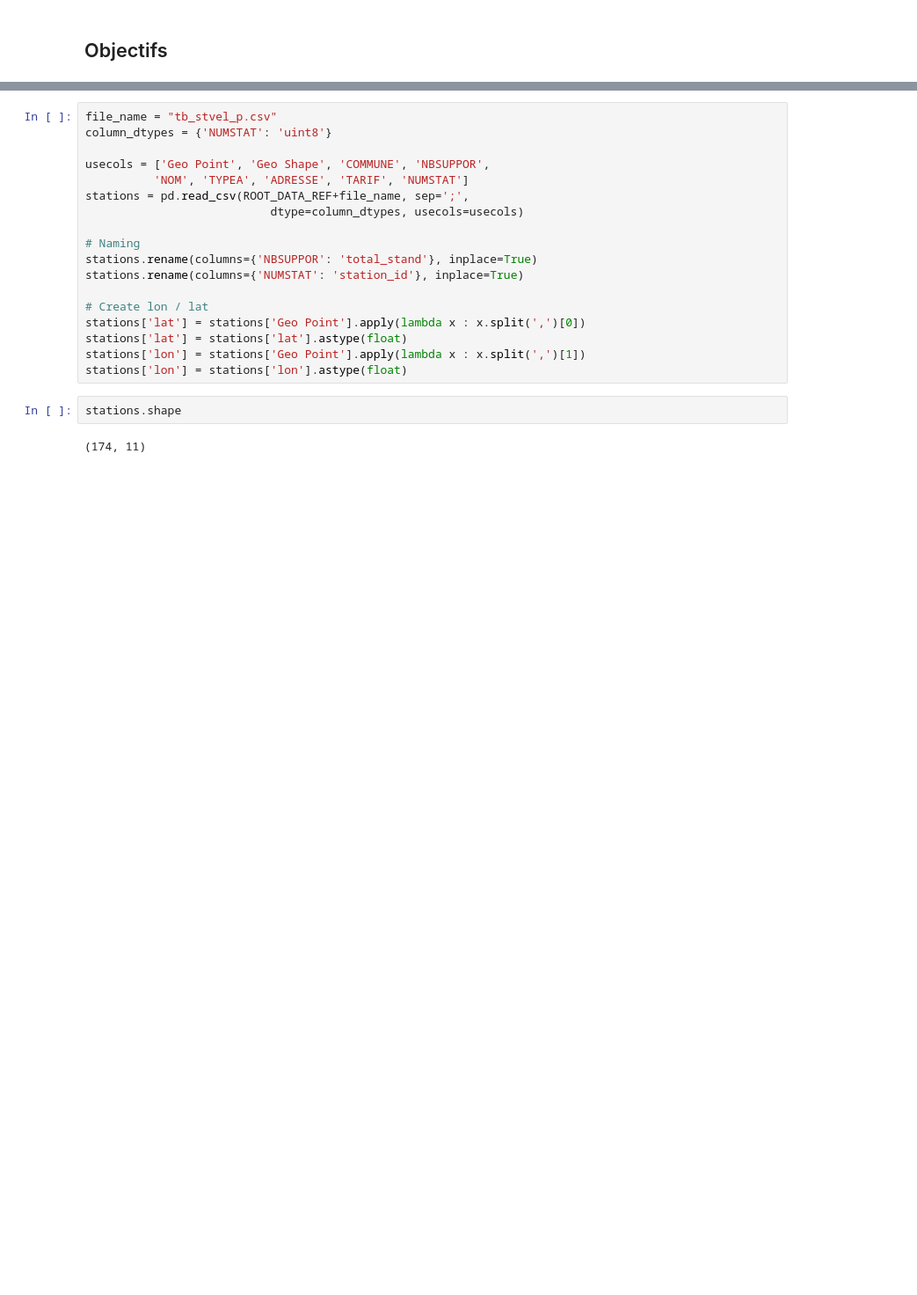
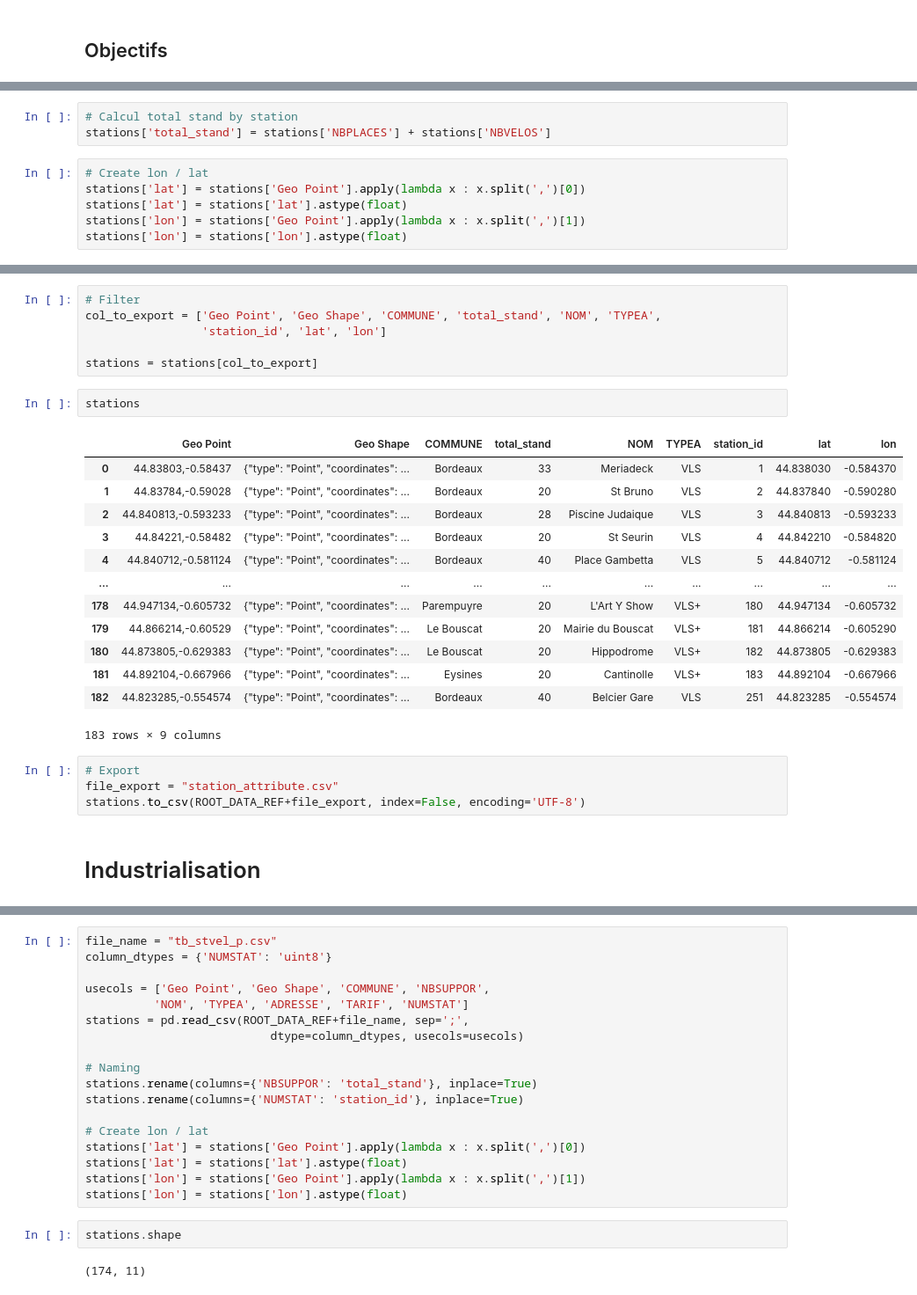
Before and after one commit to armgilles/vcub_keeper, a Jupyter notebook: notebooks/01_Analyse/02_Ref/01_stations_attributs.ipynb, the cells around one changed output, grey strips where cells are left out. Shown: that part at 88% size. Cells and saved outputs as stored; diff of their text form; blank space fills up the shorter version.

```diff
--- a/notebooks/01_Analyse/02_Ref/01_stations_attributs.ipynb
+++ b/notebooks/01_Analyse/02_Ref/01_stations_attributs.ipynb
@@ -18,0 +58,9 @@ from vcub_keeper.config import ROOT_DATA_REF
+# %%
+# Calcul total stand by station
+stations['total_stand'] = stations['NBPLACES'] + stations['NBVELOS']
+# %%
+# Create lon / lat
+stations['lat'] = stations['Geo Point'].apply(lambda x : x.split(',')[0])
+stations['lat'] = stations['lat'].astype(float)
+stations['lon'] = stations['Geo Point'].apply(lambda x : x.split(',')[1])
+stations['lon'] = stations['lon'].astype(float)
@@ -18,0 +77,28 @@ from vcub_keeper.config import ROOT_DATA_REF
+# %%
+# Filter
+col_to_export = ['Geo Point', 'Geo Shape', 'COMMUNE', 'total_stand', 'NOM', 'TYPEA',
+                 'station_id', 'lat', 'lon']
+
+stations = stations[col_to_export]
+# %%
+stations
+# %% [output]
+|  | Geo Point | Geo Shape | COMMUNE | total_stand | NOM | TYPEA | station_id | lat | lon |
+| 0 | 44.83803,-0.58437 | {"type": "Point", "coordinates": ... | Bordeaux | 33 | Meriadeck | VLS | 1 | 44.838030 | -0.584370 |
+| 1 | 44.83784,-0.59028 | {"type": "Point", "coordinates": ... | Bordeaux | 20 | St Bruno | VLS | 2 | 44.837840 | -0.590280 |
+| 2 | 44.840813,-0.593233 | {"type": "Point", "coordinates": ... | Bordeaux | 28 | Piscine Judaique | VLS | 3 | 44.840813 | -0.593233 |
+| 3 | 44.84221,-0.58482 | {"type": "Point", "coordinates": ... | Bordeaux | 20 | St Seurin | VLS | 4 | 44.842210 | -0.584820 |
+| 4 | 44.840712,-0.581124 | {"type": "Point", "coordinates": ... | Bordeaux | 40 | Place Gambetta | VLS | 5 | 44.840712 | -0.581124 |
+| ... | ... | ... | ... | ... | ... | ... | ... | ... | ... |
+| 178 | 44.947134,-0.605732 | {"type": "Point", "coordinates": ... | Parempuyre | 20 | L'Art Y Show | VLS+ | 180 | 44.947134 | -0.605732 |
+| 179 | 44.866214,-0.60529 | {"type": "Point", "coordinates": ... | Le Bouscat | 20 | Mairie du Bouscat | VLS+ | 181 | 44.866214 | -0.605290 |
+| 180 | 44.873805,-0.629383 | {"type": "Point", "coordinates": ... | Le Bouscat | 20 | Hippodrome | VLS+ | 182 | 44.873805 | -0.629383 |
+| 181 | 44.892104,-0.667966 | {"type": "Point", "coordinates": ... | Eysines | 20 | Cantinolle | VLS+ | 183 | 44.892104 | -0.667966 |
+| 182 | 44.823285,-0.554574 | {"type": "Point", "coordinates": ... | Bordeaux | 40 | Belcier Gare | VLS | 251 | 44.823285 | -0.554574 |
+183 rows × 9 columns
+# %%
+# Export
+file_export = "station_attribute.csv"
+stations.to_csv(ROOT_DATA_REF+file_export, index=False, encoding='UTF-8')
+# %% [markdown]
+# Industrialisation
```
Also changed, not shown: parts of 23 cells of this notebook, 2 other files.
